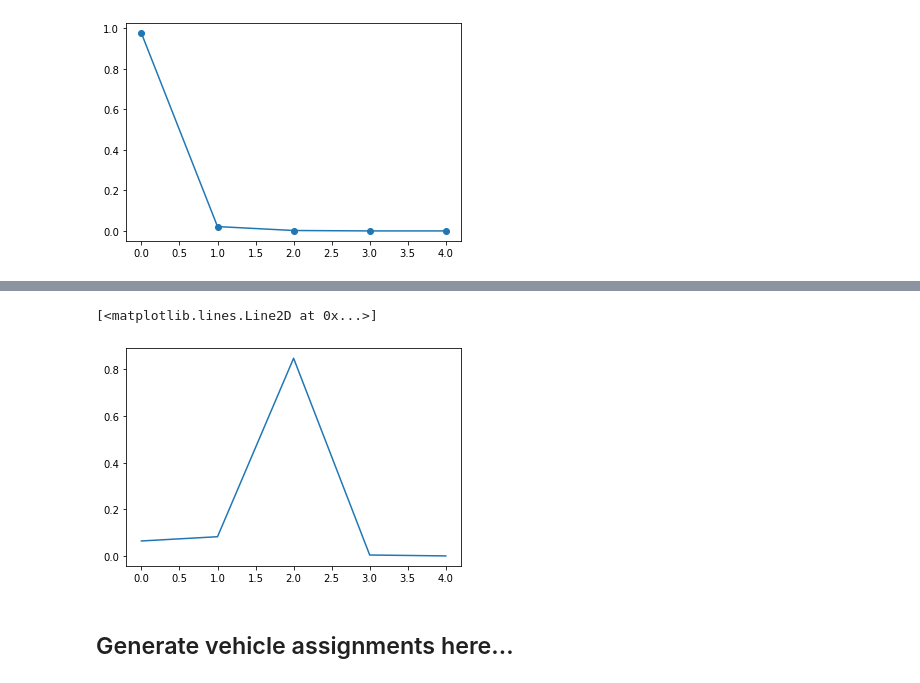
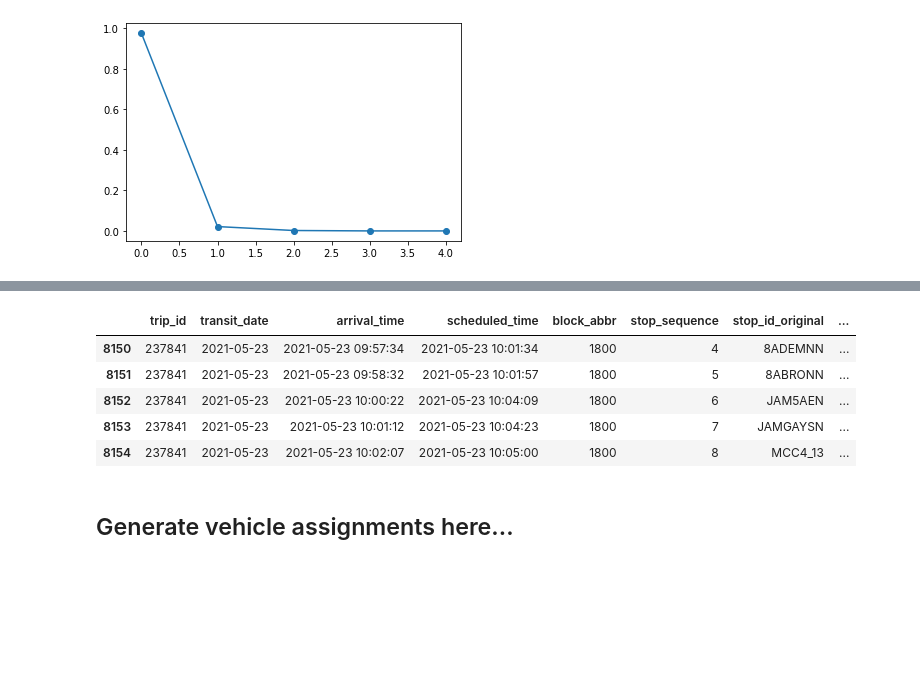
Before and after one commit to jptalusan/ICCPS_stationing, a Jupyter notebook: data_generation/generate_day_trips.ipynb, the cells around one changed output, grey strips where cells are left out. Cells and saved outputs as stored; diff of their text form; code cells hidden in the pictures; blank space fills up the shorter version.

```diff
--- a/data_generation/generate_day_trips.ipynb
+++ b/data_generation/generate_day_trips.ipynb
@@ -313,7 +317,7 @@ for trip_id in tqdm(rand_trips):
 
         y_true_classes = _raw_df[0:PAST]['y_class'].tolist()
         _raw_df['y_pred_classes'] = y_true_classes + y_pred
-        _raw_df['y_pred_probs'] = [-1]*len(y_true_classes) + y_pred_probs
+        _raw_df['y_pred_probs'] = [[-1] * NUM_CLASSES]*len(y_true_classes) + [ypp[0] for ypp in y_pred_probs]
 
         trip_res.append(_raw_df)
     except:
@@ -454,14 +347,19 @@ WARNING:tensorflow:5 out of the last 5 calls to <function Model.make_predict_fun
-# %%
-plt.plot([6.4473554e-02, 8.2699254e-02, 8.4818405e-01, 4.2822519e-03, 3.6081712e-04])
-# %% [output]
-[<matplotlib.lines.Line2D at 0x...>]
-[figure, removed]
 # %%
-_columns = ['trip_id', 'transit_date', 'arrival_time', 'scheduled_time', 'vehicle_id', 'vehicle_capacity', 'block_abbr', 'stop_sequence', 'stop_id_original', 'route_id_dir', 'zero_load_at_trip_end', 'y_pred_classes', 'sampled_loads']
+# _columns = ['trip_id', 'transit_date', 'arrival_time', 'scheduled_time', 'vehicle_id', 'vehicle_capacity', 'block_abbr', 'stop_sequence', 'stop_id_original', 'route_id_dir', 'zero_load_at_trip_end', 'y_pred_classes', 'y_pred_probs', 'sampled_loads']
+_columns = ['trip_id', 'transit_date', 'arrival_time', 'scheduled_time', 'block_abbr', 'stop_sequence', 'stop_id_original', 'route_id_dir', 'zero_load_at_trip_end', 'y_pred_classes', 'y_pred_probs', 'sampled_loads']
 trip_res = trip_res[_columns]
 
 # fp = 'results/sampled_loads.pkl'
 # trip_res.to_pickle(fp)
+# %%
+trip_res.tail()
+# %% [output]
+|  | trip_id | transit_date | arrival_time | scheduled_time | block_abbr | stop_sequence | stop_id_original | ... |
+| 8150 | 237841 | 2021-05-23 | 2021-05-23 09:57:34 | 2021-05-23 10:01:34 | 1800 | 4 | 8ADEMNN | ... |
+| 8151 | 237841 | 2021-05-23 | 2021-05-23 09:58:32 | 2021-05-23 10:01:57 | 1800 | 5 | 8ABRONN | ... |
+| 8152 | 237841 | 2021-05-23 | 2021-05-23 10:00:22 | 2021-05-23 10:04:09 | 1800 | 6 | JAM5AEN | ... |
+| 8153 | 237841 | 2021-05-23 | 2021-05-23 10:01:12 | 2021-05-23 10:04:23 | 1800 | 7 | JAMGAYSN | ... |
+| 8154 | 237841 | 2021-05-23 | 2021-05-23 10:02:07 | 2021-05-23 10:05:00 | 1800 | 8 | MCC4_13 | ... |
 # %%
 # 9300, MCSRVRF, 2021-08-23 06:37:00, 93_LOOP, 0
 trip_res.query("trip_id == '243425'").head()
```
Also changed, not shown: parts of 16 cells of this notebook, 12 other files.
